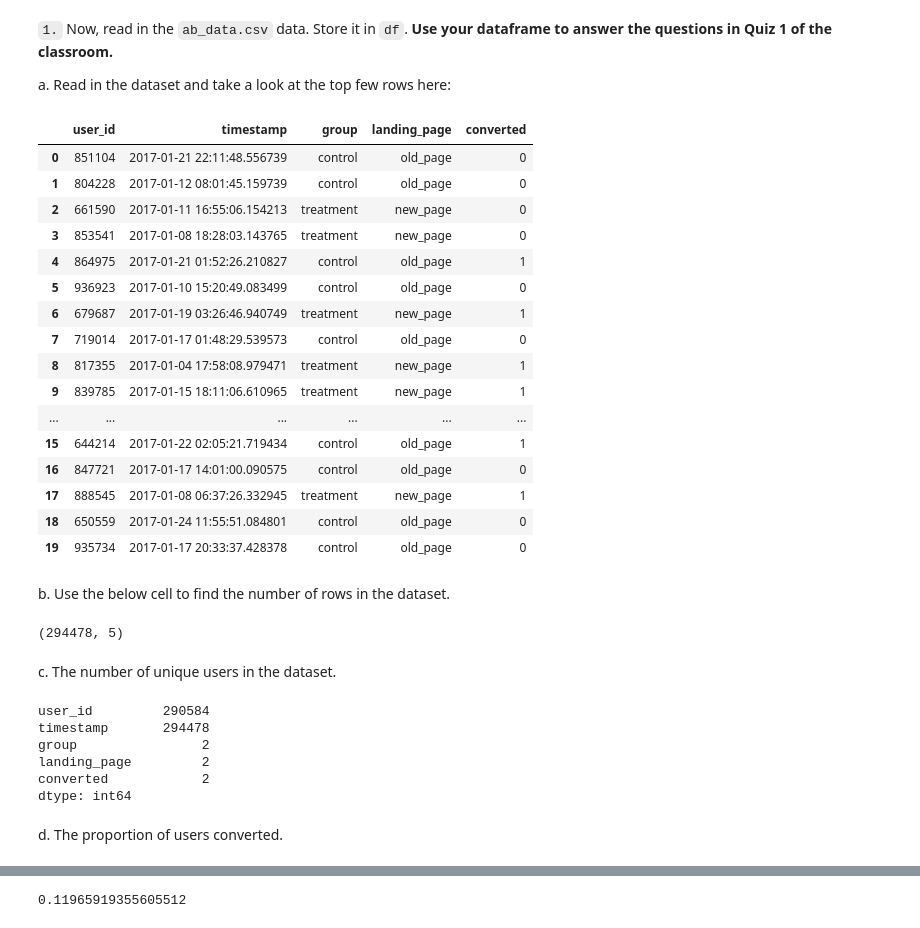
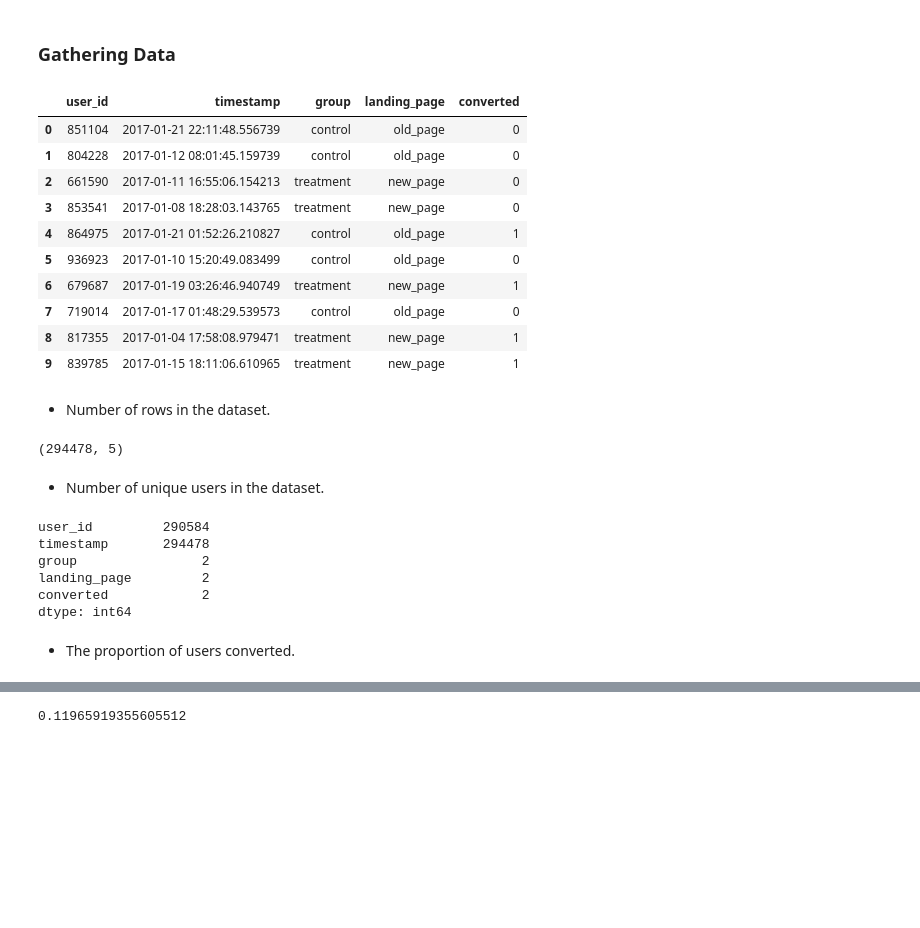
Before and after one commit to somya1212/analyze_AB_tests, a Jupyter notebook: Analyze_ab_test_results_notebook.ipynb, the cells around one changed output, grey strips where cells are left out. Saved outputs shown, nothing was run; the diff lists cells and outputs as text; code cells hidden in the pictures; blank space fills up the shorter version.

```diff
--- a/Analyze_ab_test_results_notebook.ipynb
+++ b/Analyze_ab_test_results_notebook.ipynb
@@ -33,38 +31,30 @@ import matplotlib.pyplot as plt
 random.seed(42)
-# %% [markdown]
-`1.` Now, read in the `ab_data.csv` data. Store it in `df`.  **Use your dataframe to answer the questions in Quiz 1 of the classroom.**
-
-a. Read in the dataset and take a look at the top few rows here:
+# %% [markdown]
+### Gathering Data
 # %%
 df=pd.read_csv('ab_data.csv')
 # %%
-df.head(20)
+df.head(10)
 # %% [output]
 |  | user_id | timestamp | group | landing_page | converted |
 | 0 | 851104 | 2017-01-21 22:11:48.556739 | control | old_page | 0 |
 | 1 | 804228 | 2017-01-12 08:01:45.159739 | control | old_page | 0 |
 | 2 | 661590 | 2017-01-11 16:55:06.154213 | treatment | new_page | 0 |
 | 3 | 853541 | 2017-01-08 18:28:03.143765 | treatment | new_page | 0 |
 | 4 | 864975 | 2017-01-21 01:52:26.210827 | control | old_page | 1 |
 | 5 | 936923 | 2017-01-10 15:20:49.083499 | control | old_page | 0 |
 | 6 | 679687 | 2017-01-19 03:26:46.940749 | treatment | new_page | 1 |
 | 7 | 719014 | 2017-01-17 01:48:29.539573 | control | old_page | 0 |
 | 8 | 817355 | 2017-01-04 17:58:08.979471 | treatment | new_page | 1 |
 | 9 | 839785 | 2017-01-15 18:11:06.610965 | treatment | new_page | 1 |
-| ... | ... | ... | ... | ... | ... |
-| 15 | 644214 | 2017-01-22 02:05:21.719434 | control | old_page | 1 |
-| 16 | 847721 | 2017-01-17 14:01:00.090575 | control | old_page | 0 |
-| 17 | 888545 | 2017-01-08 06:37:26.332945 | treatment | new_page | 1 |
-| 18 | 650559 | 2017-01-24 11:55:51.084801 | control | old_page | 0 |
-| 19 | 935734 | 2017-01-17 20:33:37.428378 | control | old_page | 0 |
 # %% [markdown]
-b. Use the below cell to find the number of rows in the dataset.
+- Number of rows in the dataset.
 # %%
 df.shape
 # %% [output]
 (294478, 5)
 # %% [markdown]
-c. The number of unique users in the dataset.
+- Number of unique users in the dataset.
 # %%
 df.nunique()
 # %% [output]
@@ -75,4 +65,4 @@ landing_page         2
 converted            2
 dtype: int64
 # %% [markdown]
-d. The proportion of users converted.
+- The proportion of users converted.
```
Also changed, not shown: parts of 75 cells of this notebook.
